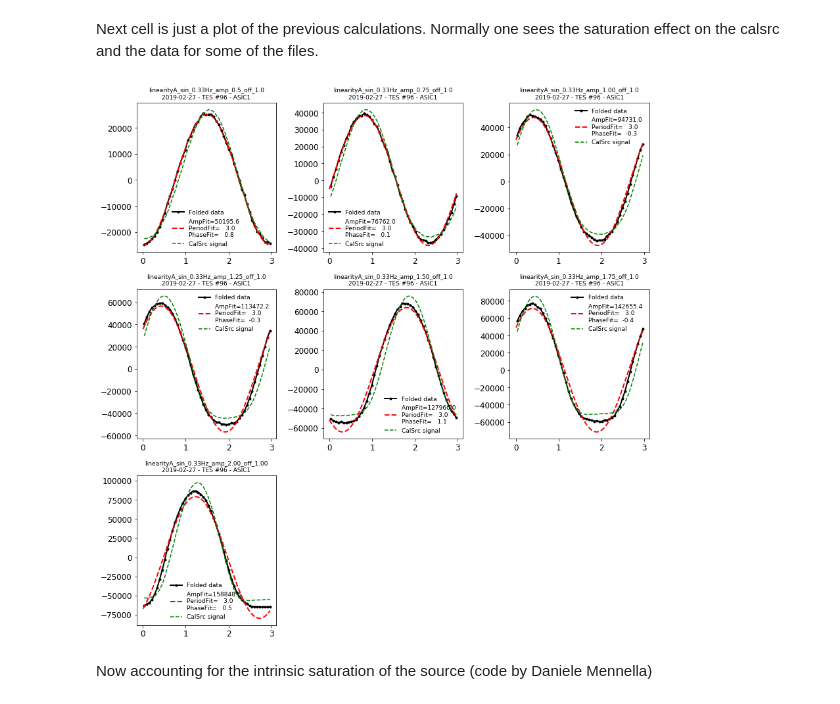
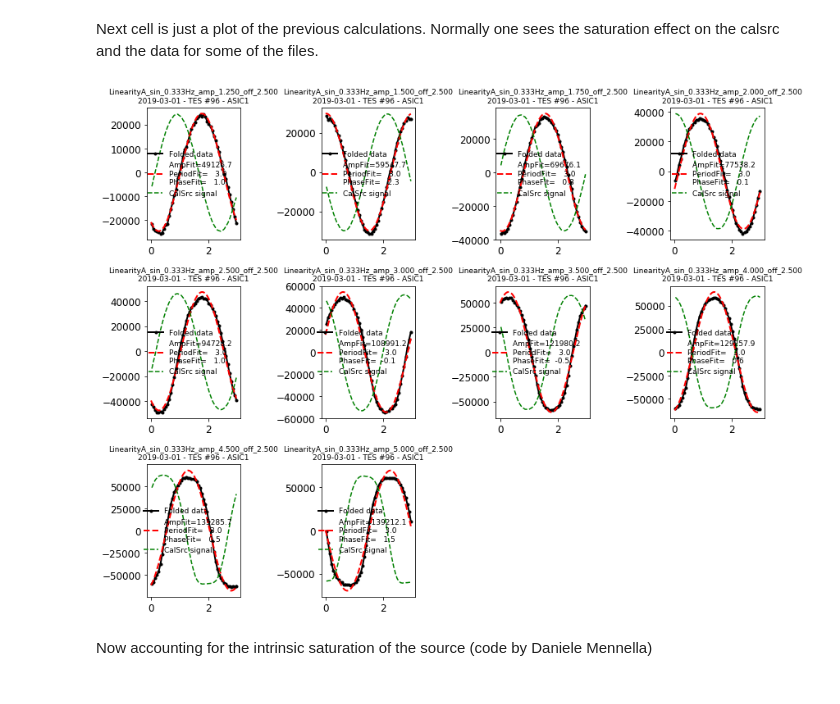
Before and after one commit to qubicsoft/qubic, a Jupyter notebook: qubic/scripts/Calibration/LinearityA.ipynb, the cells around one changed output. Drawn from its saved outputs; the diff is of its cells as text; code cells hidden in the pictures.

```diff
--- a/qubic/scripts/Calibration/LinearityA.ipynb
+++ b/qubic/scripts/Calibration/LinearityA.ipynb
@@ -25,7 +28,7 @@ In the following cell we read the corresponding filenames and order them, detect
 # %%
-day = '2019-02-27'
+day = '2019-03-01'
 data_dir = '/qubic/Data/Calib-TD/'+day+'/'
-dirs = np.array(glob.glob(data_dir+'/*linearityA*'))
+dirs = np.array(glob.glob(data_dir+'/*LinearityA*'))
 dirs.sort()
 
 #dirs = dirs[0:-1]
@@ -193,15 +199,14 @@ Number of common points: 38526
 # %% [markdown]
 Next cell displays the power-spectra of the data and calsrc. Beware that CalSrc is not evenly sampled so it's mandatory to resample it on a regular grid before taking the FFT.
 # %%
-rc('figure',figsize=(10,7))
-npl = int(np.sqrt(len(tt)))+1
-fdata=0.0001
-fsrc=0.0001
+npl = int(np.sqrt(len(tt))) + 1
+fdata = 0.0001
+fsrc = 0.0001
 for ii in xrange(len(dd_src)):
-    subplot(npl,npl,ii+1)
+    subplot(npl, npl, ii+1)
     spectrum_src, freq_src = mlab.psd(dd_src[ii], Fs=1./np.mean(tt_src[0][1:]-tt_src[0][:-1]),
                                       NFFT=len(tt_src[ii]), window=mlab.window_hanning)
-    #spectrum, freq = mlab.psd(dd[ii], Fs=FREQ_SAMPLING, NFFT=len(tt[ii]), window=mlab.window_hanning)
+    spectrum, freq = mlab.psd(dd[ii], Fs=FREQ_SAMPLING, NFFT=len(tt[ii]), window=mlab.window_hanning)
 
     ## Resampling calsrc data
     newtime_src = np.arange(len(dd_src[ii]))*np.mean(tt_src[0][1:]-tt_src[0][:-1])
@@ -210,13 +215,13 @@ for ii in xrange(len(dd_src)):
                                         NFFT=len(tt_src[ii]), window=mlab.window_hanning)
 
     plot(freq, f.gaussian_filter1d(spectrum,fdata)/np.mean(spectrum), label='Data')
-    #plot(freq_src, f.gaussian_filter1d(spectrum_src,fsrc)/np.mean(spectrum_src), label='CalSrc')
+    plot(freq_src, f.gaussian_filter1d(spectrum_src,fsrc)/np.mean(spectrum_src), label='CalSrc')
     plot(freq_src2, f.gaussian_filter1d(spectrum_src2,fsrc)/np.mean(spectrum_src2), label='CalSrc Resampled')
-    legend(fontsize=9,frameon=False)
-    xlim(0.28,0.42)
-    ylim(0,5000)
+    legend(fontsize=9, frameon=False)
+    xlim(0.28, 0.42)
+    ylim(0, 5000)
     xlabel('Frequency [Hz]')
-    plot([0.333,0.333],[0,5000],'r:')
+    plot([0.333,0.333], [0,5000], 'r:')
     title(labels[ii]+'\n'+day+' - TES #{} - ASIC{}'.format(TESnum, asicnum),fontsize=9)
 
 tight_layout()
@@ -291,21 +296,23 @@ Detectors 100%[==================================================]Time: 0:00:00
 # %% [markdown]
 Next cell is just a plot of the previous calculations. Normally one sees the saturation effect on the calsrc and the data for some of the files.
 # %%
-npl = int(np.sqrt(len(tt)))+1
-rc('figure',figsize=(12,12))
-ttt = np.linspace(0,np.max(t),1000)
+npl = int(np.sqrt(len(tt))) + 1
+rc('figure', figsize=(12,12))
+ttt = np.linspace(0, np.max(t), 1000)
 for ii in xrange(len(tt)):
-    subplot(npl,npl,ii+1)
-    p=plot(t,allfolded[ii,:],'k.-', lw=2, label='Folded data')
+    subplot(npl, npl, ii+1)
+    p = plot(t, allfolded[ii,:], 'k.-', lw=2, label='Folded data')
     plot(ttt, sine(ttt, allresfit[ii,:]),'r--', lw=2,
            label='AmpFit={0:6.1f} \nPeriodFit={1:6.1f} \nPhaseFit={2:6.1f}'.format(allresfit[ii,0],
-                                                                                   allresfit[ii,1],allresfit[ii,2]))
-    p=plot(tsrc,-allfolded_src[ii,:]/np.std(allfolded_src[ii,:])*np.std(allfolded[ii,:]),'g--', label='CalSrc signal')
+                                                                                   allresfit[ii,1],
+                                                                                   allresfit[ii,2]))
+    p = plot(tsrc, -allfolded_src[ii,:]/np.std(allfolded_src[ii,:])*np.std(allfolded[ii,:]),'g--',
+             label='CalSrc signal')
     title(labels[ii]+'\n'+day+' - TES #{} - ASIC{}'.format(TESnum, asicnum),fontsize=9)
-    legend(fontsize=9,frameon=False)
+    legend(fontsize=9, frameon=False)
 tight_layout()
 # %% [output]
-[figure, old version]
+[figure, new version]
 # %% [markdown]
 Now accounting for the intrinsic saturation of the source (code by Daniele Mennella)
 # %%
```
Also changed, not shown: parts of 10 cells of this notebook, 1 other file.
